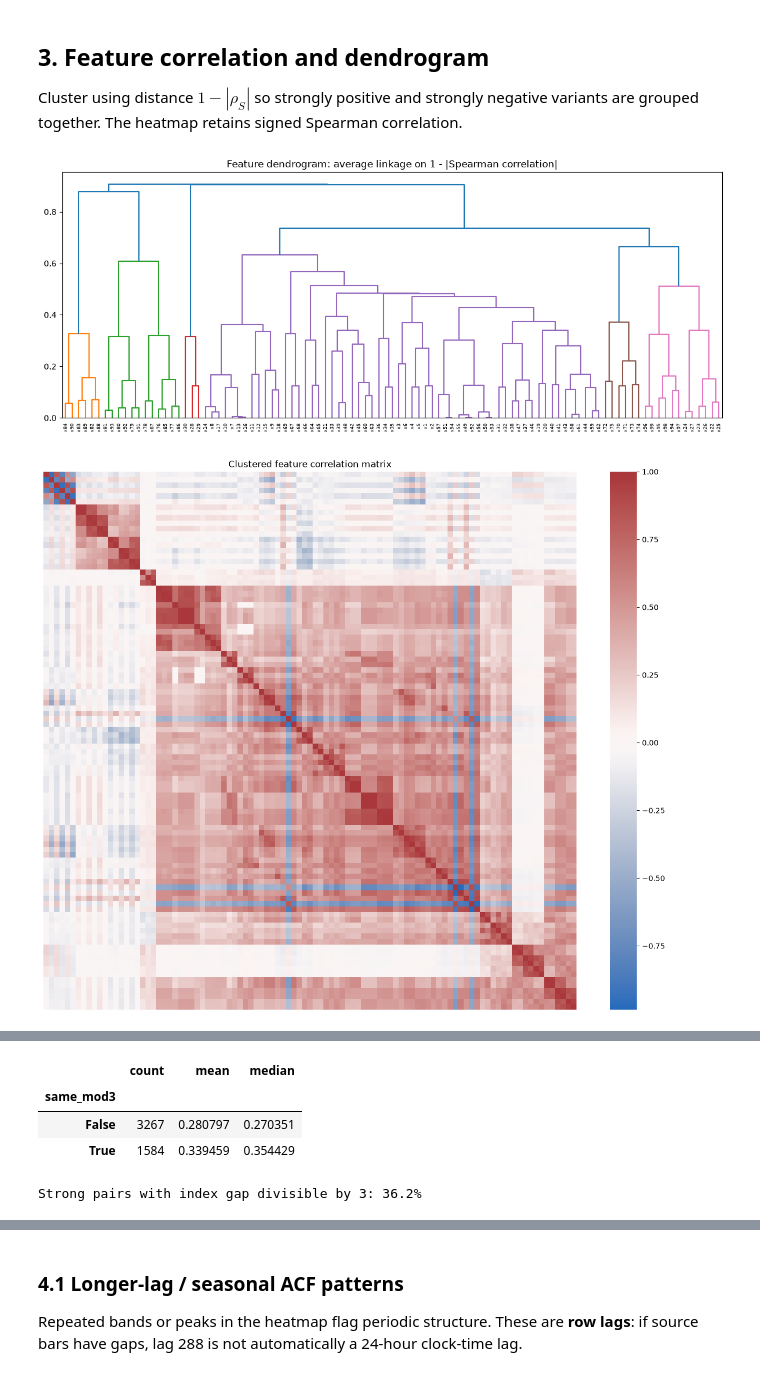
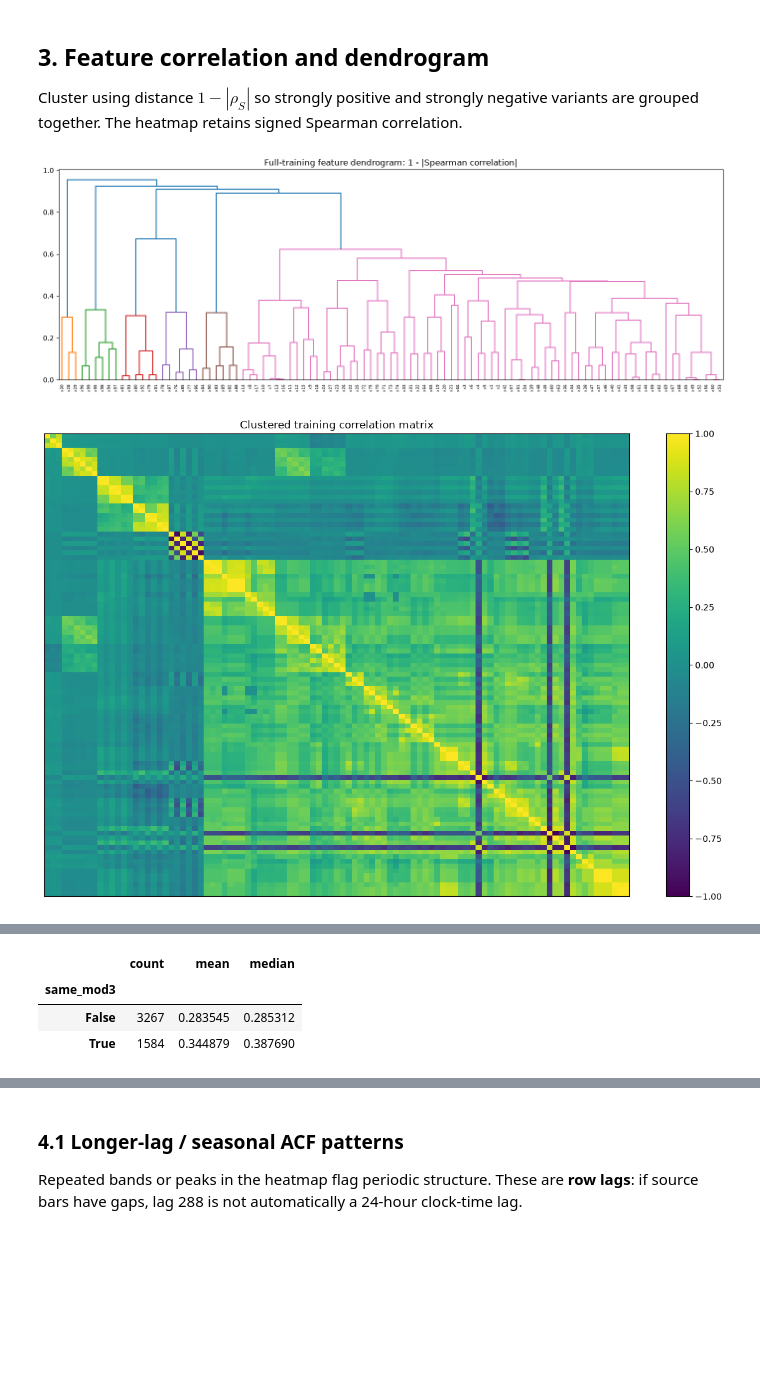
Before and after one commit to ak5ms/th, a Jupyter notebook: notebooks/01_eda.ipynb, the cells around one changed output, grey strips where cells are left out. Cells and saved outputs as stored; diff of their text form; code cells hidden in the pictures; blank space fills up the shorter version.

```diff
--- a/notebooks/01_eda.ipynb
+++ b/notebooks/01_eda.ipynb
@@ -144,46 +199,32 @@ Features with |Pearson or Spearman corr| >= 0.10: 45
 
 Cluster using distance $1-|\rho_S|$ so strongly positive and strongly negative variants are grouped together. The heatmap retains signed Spearman correlation.
 # %%
-corr, z, order = correlation_clustering(xs, feature_cols, method="spearman")
-
-plt.figure(figsize=(max(12, len(feature_cols) * 0.12), 5))
+corr, z, order = correlation_clustering(df, feature_cols, method='spearman')
+plt.figure(figsize=(14, 5))
 dendrogram(z, labels=feature_cols, leaf_rotation=90, leaf_font_size=6)
-plt.title("Feature dendrogram: average linkage on 1 - |Spearman correlation|")
+plt.title('Full-training feature dendrogram: 1 - |Spearman correlation|')
 plt.tight_layout()
 plt.show()
-
-plt.figure(figsize=(16, 13))
-sns.heatmap(corr.loc[order, order], center=0, cmap="vlag", xticklabels=False, yticklabels=False)
-plt.title("Clustered feature correlation matrix")
-plt.show()
-
+plt.close('all')
+heatmap(corr.loc[order, order], 'Clustered training correlation matrix', labels=False, limits=(-1, 1))
+plt.close('all')
 upper = corr.where(np.triu(np.ones(corr.shape), 1).astype(bool)).stack()
-pairs = redundant_pairs(corr, threshold=0.80)
+pairs = redundant_pairs(corr, threshold=.8)
 display(pairs.head(30))
-
-gap_pairs = pairs.dropna(subset=["index_gap"]).copy()
-gap_pairs["index_gap"] = gap_pairs.index_gap.astype(int)
-
-all_pairs = redundant_pairs(corr, threshold=0.0).dropna(subset=["index_gap"])
-all_pairs["index_gap"] = all_pairs.index_gap.astype(int)
-gap_summary = (
-    all_pairs.groupby("index_gap")
-    .agg(
-        n_pairs=("abs_corr", "size"),
-        median_abs_corr=("abs_corr", "median"),
-        p90_abs_corr=("abs_corr", lambda x: x.quantile(.9)),
-        frac_gt_080=("abs_corr", lambda x: (x >= .8).mean()),
-    )
-    .sort_values("median_abs_corr", ascending=False)
-)
-display(gap_summary.head(20))
-
-all_pairs["same_mod3"] = all_pairs.index_gap.mod(3).eq(0)
-mod3_summary = all_pairs.groupby("same_mod3").abs_corr.agg(["count", "mean", "median"])
-display(mod3_summary)
-print(f"Strong pairs with index gap divisible by 3: {(gap_pairs.index_gap.mod(3).eq(0)).mean():.1%}")
+gap_pairs = pairs.dropna(subset=['index_gap']).copy()
+gap_pairs['index_gap'] = gap_pairs.index_gap.astype(int)
+all_pairs = redundant_pairs(corr, threshold=0).dropna(subset=['index_gap'])
+all_pairs['index_gap'] = all_pairs.index_gap.astype(int)
+gap_summary = all_pairs.groupby('index_gap').agg(
+    n_pairs=('abs_corr', 'size'), median_abs_corr=('abs_corr', 'median'),
+    p90_abs_corr=('abs_corr', lambda x: x.quantile(.9)),
+    frac_gt_080=('abs_corr', lambda x: (x >= .8).mean()),
+).sort_values('median_abs_corr', ascending=False)
+all_pairs['same_mod3'] = all_pairs.index_gap.mod(3).eq(0)
+mod3_summary = all_pairs.groupby('same_mod3').abs_corr.agg(['count', 'mean', 'median'])
+display(gap_summary.head(20), mod3_summary)
 # %% [output]
-[figure, old version]
+[figure, new version]
-[figure, old version]
+[figure, new version]
 |  | feature1 | feature2 | corr | abs_corr | index_gap |
 | 0 | x49 | x52 | 0.999996 | 0.999996 | 3 |
@@ -223,6 +264,5 @@ print(f"Strong pairs with index gap divisible by 3: {(gap_pairs.index_gap.mod(3)
 |  | count | mean | median |
 | same_mod3 |  |  |  |
-| False | 3267 | 0.280797 | 0.270351 |
-| True | 1584 | 0.339459 | 0.354429 |
+| False | 3267 | 0.283545 | 0.285312 |
+| True | 1584 | 0.344879 | 0.387690 |
-Strong pairs with index gap divisible by 3: 36.2%
 # %% [markdown]
```
Also changed, not shown: parts of 24 cells of this notebook, 7 other files.
